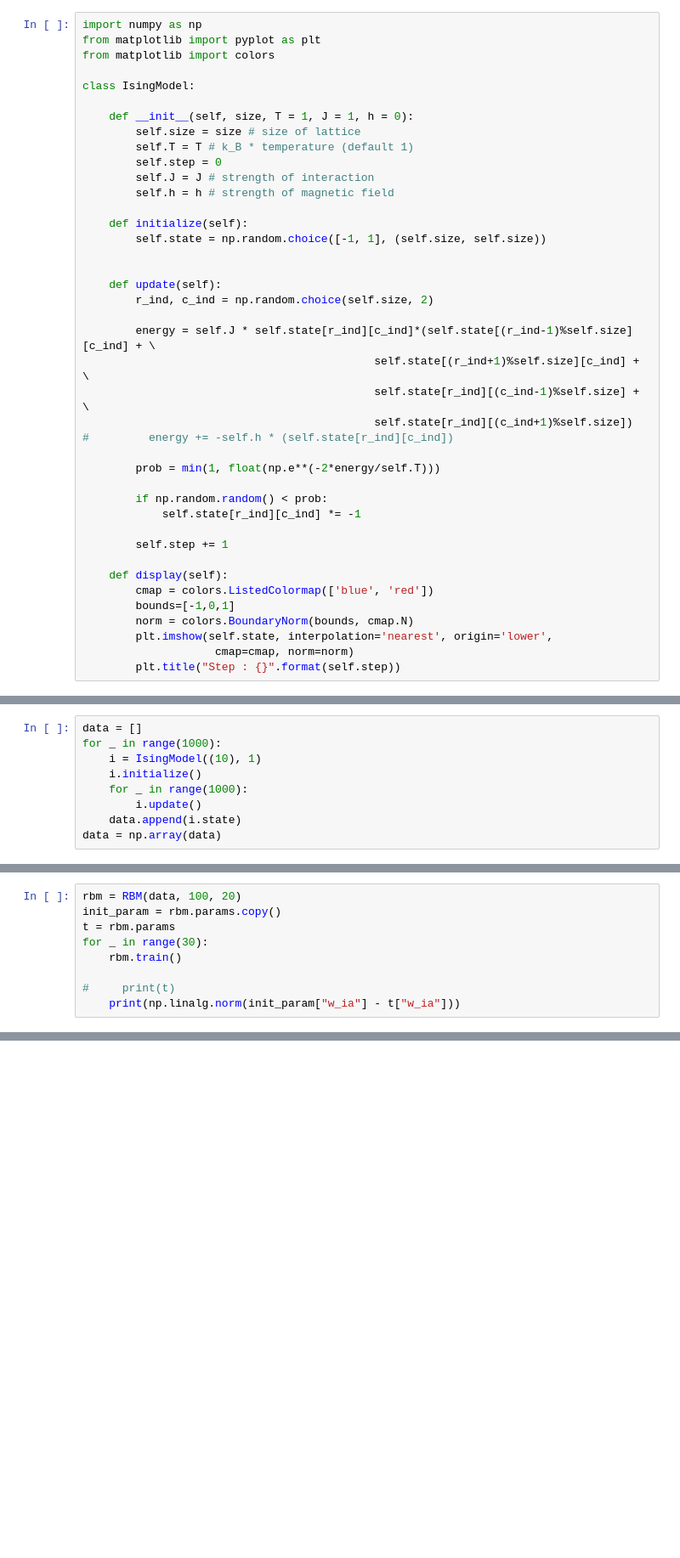
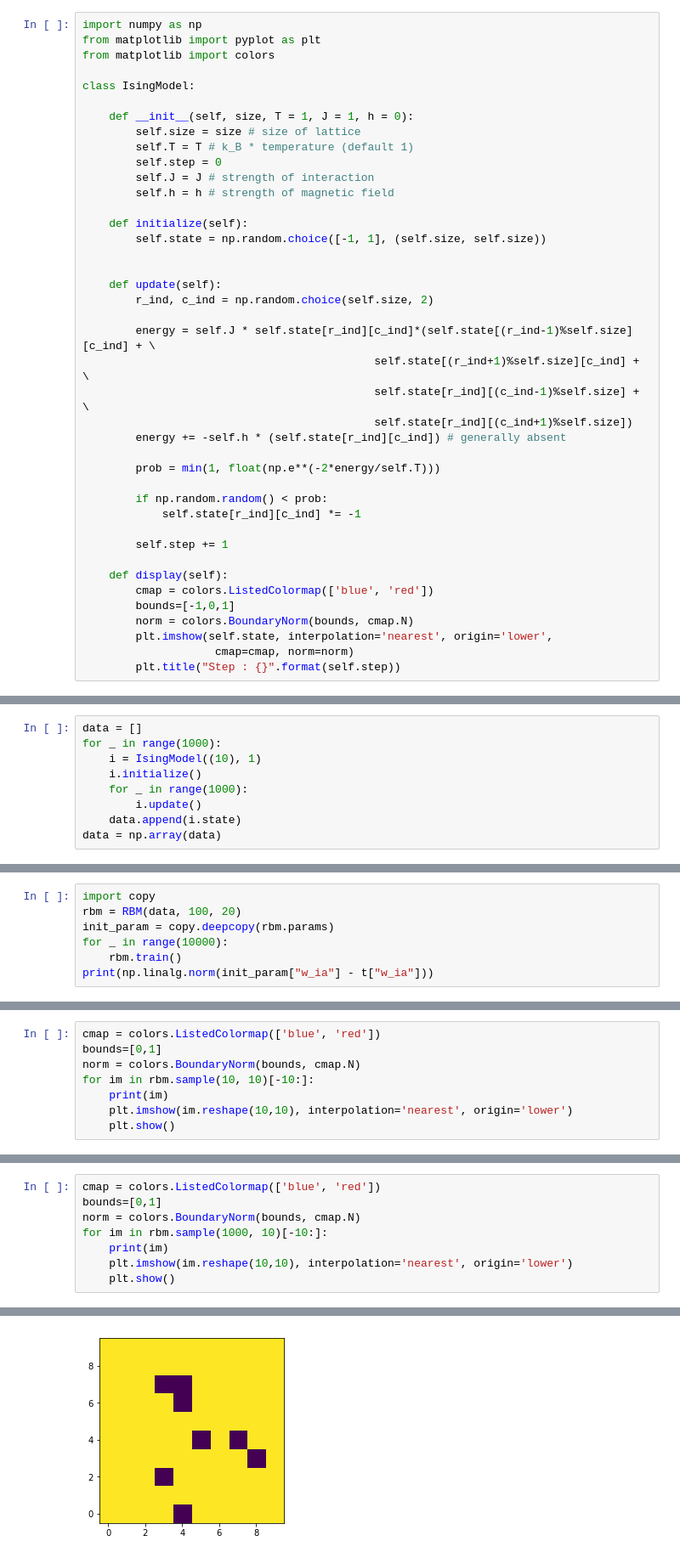
Before and after one commit to anhhuyalex/minerva, a Jupyter notebook: NS162/Contrastive Divergence.ipynb, the cells around one changed output, grey strips where cells are left out. Shown: that part at 85% size. Saved outputs shown, nothing was run; the diff lists cells and outputs as text; blank space fills up the shorter version.

```diff
--- a/NS162/Contrastive Divergence.ipynb
+++ b/NS162/Contrastive Divergence.ipynb
@@ -23,7 +25,7 @@ class IsingModel:
                                             self.state[(r_ind+1)%self.size][c_ind] + \
                                             self.state[r_ind][(c_ind-1)%self.size] + \
                                             self.state[r_ind][(c_ind+1)%self.size])
-#         energy += -self.h * (self.state[r_ind][c_ind])
+        energy += -self.h * (self.state[r_ind][c_ind]) # generally absent
 
         prob = min(1, float(np.e**(-2*energy/self.T)))
 
@@ -135,10 +144,8 @@ class RBM:
 # %%
+import copy
 rbm = RBM(data, 100, 20)
-init_param = rbm.params.copy()
-t = rbm.params
-for _ in range(30):
+init_param = copy.deepcopy(rbm.params)
+for _ in range(10000):
     rbm.train()
-
-#     print(t)
-    print(np.linalg.norm(init_param["w_ia"] - t["w_ia"]))
+print(np.linalg.norm(init_param["w_ia"] - t["w_ia"]))
 # %% [output]
@@ -161,0 +157,8 @@ for _ in range(30):
+# %%
+cmap = colors.ListedColormap(['blue', 'red'])
+bounds=[0,1]
+norm = colors.BoundaryNorm(bounds, cmap.N)
+for im in rbm.sample(10, 10)[-10:]:
+    print(im)
+    plt.imshow(im.reshape(10,10), interpolation='nearest', origin='lower')
+    plt.show()
@@ -161,0 +191,9 @@ for _ in range(30):
+# %%
+cmap = colors.ListedColormap(['blue', 'red'])
+bounds=[0,1]
+norm = colors.BoundaryNorm(bounds, cmap.N)
+for im in rbm.sample(1000, 10)[-10:]:
+    print(im)
+    plt.imshow(im.reshape(10,10), interpolation='nearest', origin='lower')
+    plt.show()
+# %% [output]
@@ -161,0 +203 @@ for _ in range(30):
+[figure, added]
```
Also changed, not shown: parts of 9 cells of this notebook.
